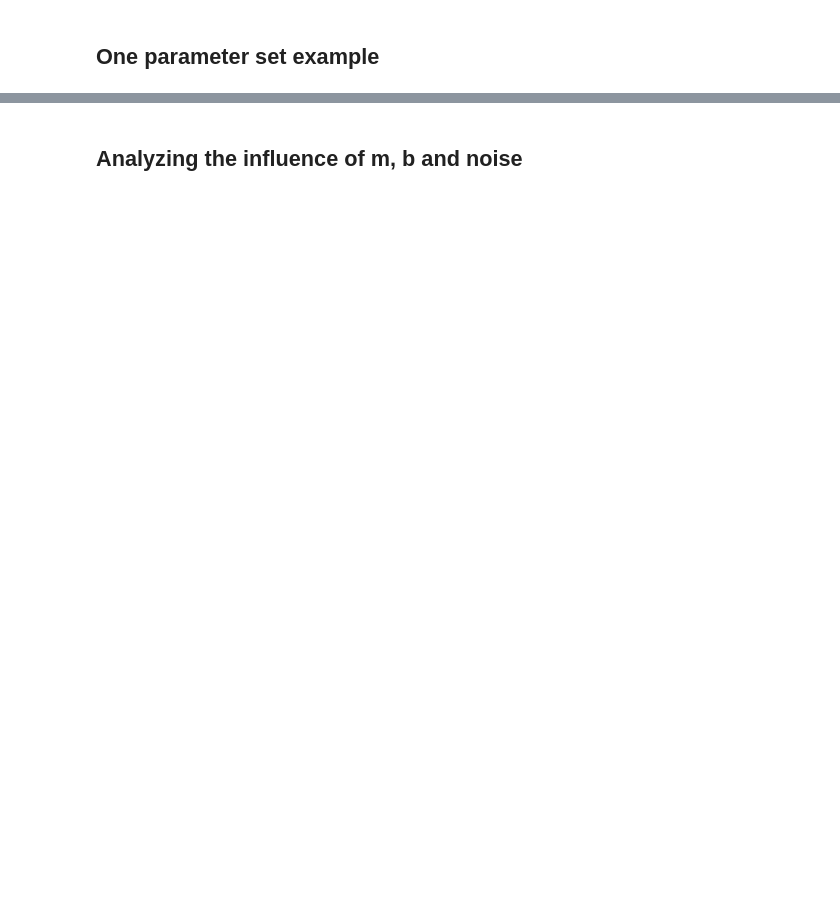
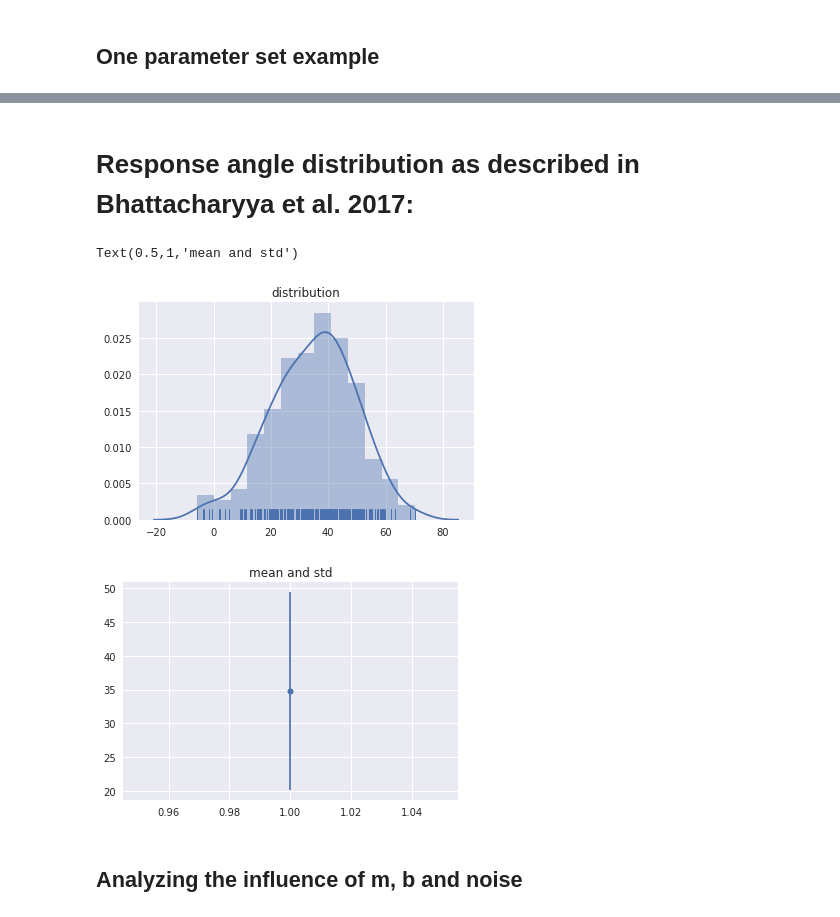
Before and after one commit to awakenting/master-thesis, a Jupyter notebook: code/first_looming_stimulus_model.ipynb, the cells around one changed output, grey strips where cells are left out. Drawn from its saved outputs; the diff is of its cells as text; code cells hidden in the pictures; blank space fills up the shorter version.

```diff
--- a/code/first_looming_stimulus_model.ipynb
+++ b/code/first_looming_stimulus_model.ipynb
@@ -360,2 +356,15 @@ Mean reaction time: 1.238854
+# %% [markdown]
+# Response angle distribution as described in Bhattacharyya et al. 2017:
+# %%
+a = np.random.normal(loc=35, scale=15, size=246)
+sns.distplot(a, rug=True)
+plt.title('distribution')
+plt.figure()
+plt.errorbar(1, np.mean(a), yerr=np.std(a), fmt='.', ms=12)
+plt.title('mean and std')
+# %% [output]
+Text(0.5,1,'mean and std')
+[figure, added]
+[figure, added]
 # %% [markdown]
 ## Analyzing the influence of m, b and noise
```
Also changed, not shown: parts of 17 cells of this notebook, 6 other files.
